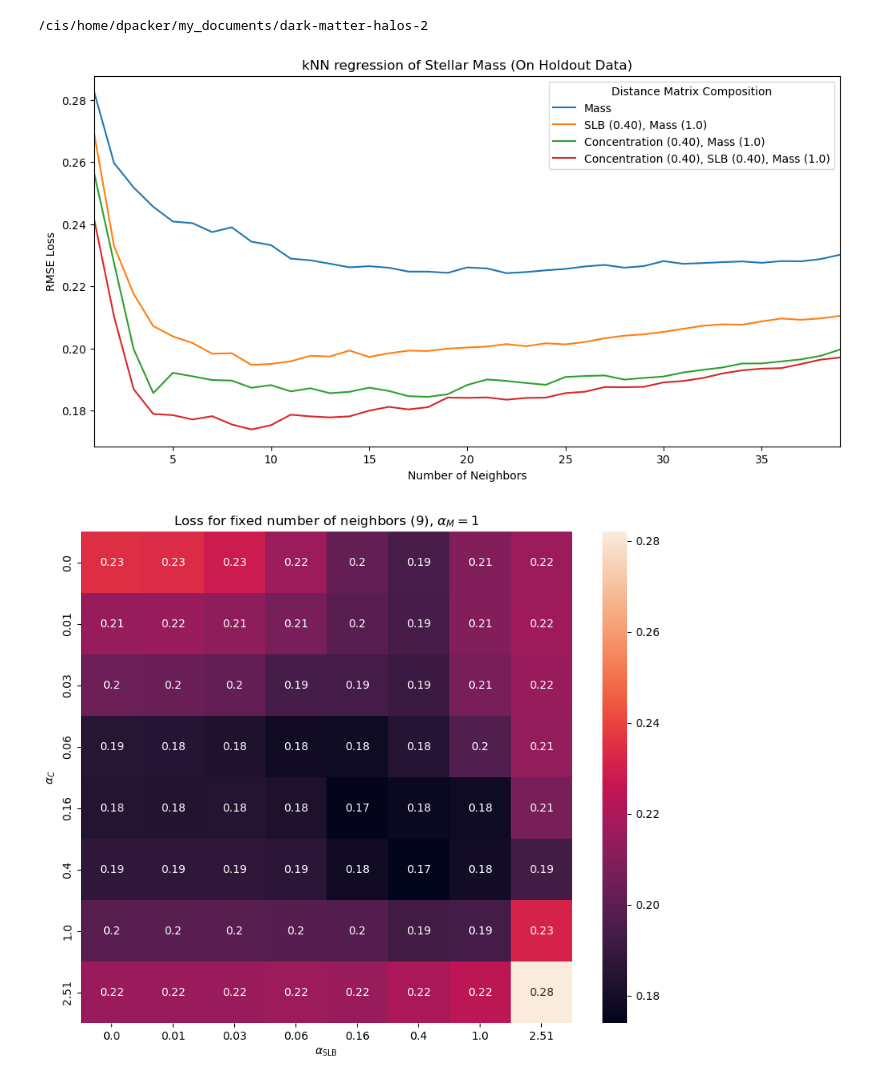
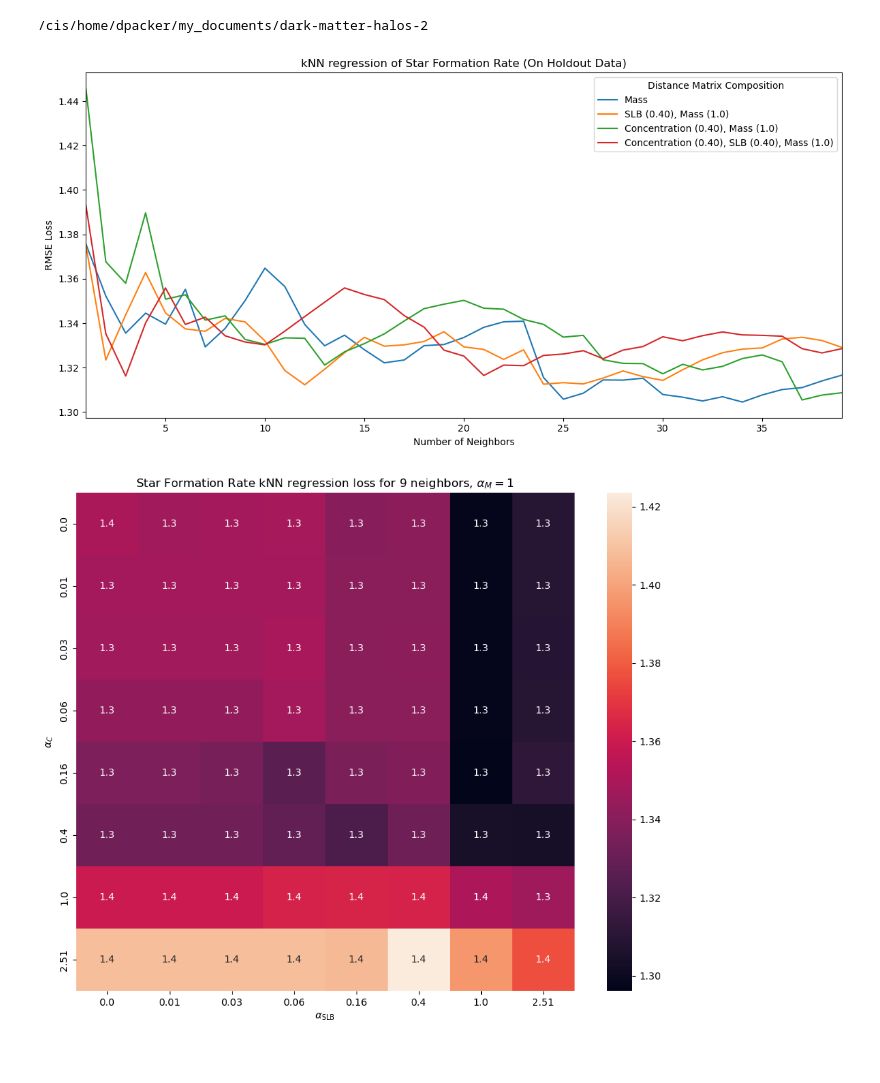
Before and after one commit to captain-pool/dark-matter-halos-2, a Jupyter notebook: notebooks/test_model_extended.ipynb, the cells around one changed output. Cells and saved outputs as stored; diff of their text form; code cells hidden in the pictures.

Commit message:
made plots

```diff
--- a/notebooks/test_model_extended.ipynb
+++ b/notebooks/test_model_extended.ipynb
@@ -20,7 +20,8 @@ import seaborn as sns
 root_path = Path(".")
 data_path = root_path / "data"
 gen_data_path = root_path / "generated_data_extended"
-results_path = root_path / "results" / "cross_validation"
+plots_path = root_path / "plots"
+
 
 features_and_targets = jnp.load(gen_data_path / "features_and_targets.npz")
 subsampled_data = jnp.load(gen_data_path / "kmeans_subsampled_n1_s75.npz")
@@ -39,59 +40,74 @@ train_indices = np.loadtxt(gen_data_path / "train_indices.txt", dtype=int)
 test_indices = np.loadtxt(gen_data_path / "test_indices.txt", dtype=int)
 # %%
 t = 0
+label_options = {
+    "Stellar Mass": jnp.log10(features_and_targets["StellarMass"] * 1e10 / 0.677),
+    "HalfMassRad": features_and_targets["HalfMassRad"],
+    "Stellar Metallicity": features_and_targets["StellarMetallicity"],
+    "Star Formation Rate": features_and_targets["StarFormRate"],
+}
+label_choice = "Star Formation Rate"
 problem_context = ProblemContext(
     points=subsampled_data["points"][:, t],
     weights=subsampled_data["weights"][:, t],
     velocities=subsampled_data["velocities"][:, t],
     masses=jnp.log10(features_and_targets["Group_M_Crit200"]),
     concentrations=features_and_targets["SubhaloC200"],
-    labels=jnp.log10(features_and_targets["StellarMass"] * 1e10 / 0.677),
+    labels=label_options[label_choice],
 )
 hyperparametrization = Hyperparametrization(
     rescale_strategy=["unitless"],
     p=1.0,
     q=1.0,
     tau=10.0,
-    alpha_C=np.concatenate([np.array([0]), np.logspace(-2, 2, num=11, base=10, endpoint=True)]),
+    alpha_C=np.concatenate(
+        [np.array([0]), np.logspace(-2, 2, num=11, base=10, endpoint=True)]
+    ),
     alpha_M=1.0,
-    alpha_SLB=np.concatenate([np.array([0]), np.logspace(-2, 2, num=11, base=10, endpoint=True)]),
+    alpha_SLB=np.concatenate(
+        [np.array([0]), np.logspace(-2, 2, num=11, base=10, endpoint=True)]
+    ),
     n_neighbors=np.arange(1, 40),
 )
 
-losses, loss_array = get_train_test_losses(problem_context, hyperparametrization, train_indices, test_indices, inner_pbar=True)
+losses, loss_array = get_train_test_losses(
+    problem_context, hyperparametrization, train_indices, test_indices, inner_pbar=True
+)
 # %%
 fig, ax = plt.subplots(figsize=(12, 6))
 ax: plt.Axes = ax
 ix = 5
 ax.plot(hyperparametrization.n_neighbors, loss_array[0, 0], label="Mass")
 ax.plot(
     hyperparametrization.n_neighbors,
     loss_array[0, ix],
     label=f"SLB ({hyperparametrization.alpha_SLB[ix]:.2f}), Mass (1.0)",
 )
 ax.plot(
     hyperparametrization.n_neighbors,
     loss_array[ix, 0],
     label=f"Concentration ({hyperparametrization.alpha_C[ix]:.2f}), Mass (1.0)",
 )
 ax.plot(
     hyperparametrization.n_neighbors,
     loss_array[ix, ix],
     label=f"Concentration ({hyperparametrization.alpha_C[ix]:.2f}), SLB ({hyperparametrization.alpha_SLB[ix]:.2f}), Mass (1.0)",
 )
 
 ax.legend(title="Distance Matrix Composition")
 ax.set(
     xlabel="Number of Neighbors",
     ylabel="RMSE Loss",
-    title="kNN regression of Stellar Mass (On Holdout Data)",
+    title=f"kNN regression of {label_choice} (On Holdout Data)",
     xlim=(
         hyperparametrization.n_neighbors.min(),
         hyperparametrization.n_neighbors.max(),
     ),
 )
+plt.tight_layout()
+plt.savefig(plots_path / f"n_neighbors_lineplot_{label_choice}.png")
 # %% [output]
-[figure, old version]
+[figure, new version]
 # %%
 lim = 8
 neighbors_ix = 8
@@ -105,9 +121,11 @@ sns.heatmap(
 )
 ax.set(
     aspect="equal",
-    title=f"Loss for fixed number of neighbors ({hyperparametrization.n_neighbors[neighbors_ix]}), " + r"$\alpha_{M}=1$",
+    title=f"{label_choice} kNN regression loss for {hyperparametrization.n_neighbors[neighbors_ix]} neighbors, " + r"$\alpha_{M}=1$",
     ylabel=r"$\alpha_C$",
     xlabel=r"$\alpha_{\rm SLB}$",
 );
+plt.tight_layout()
+plt.savefig(plots_path / f"alphas_heatmap_{label_choice}.png")
 # %% [output]
-[figure, old version]
+[figure, new version]
```
Also changed, not shown: 8 other files.
